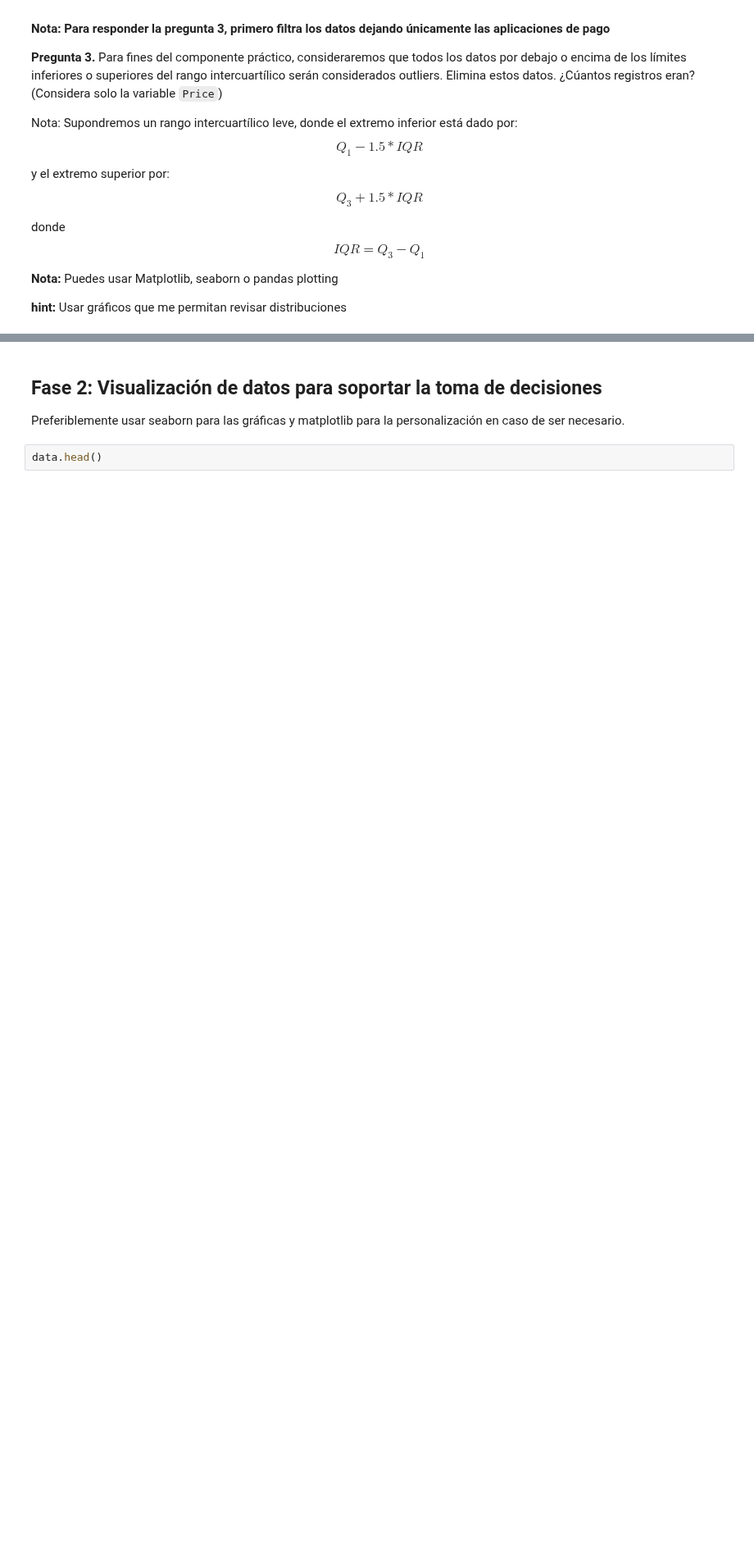
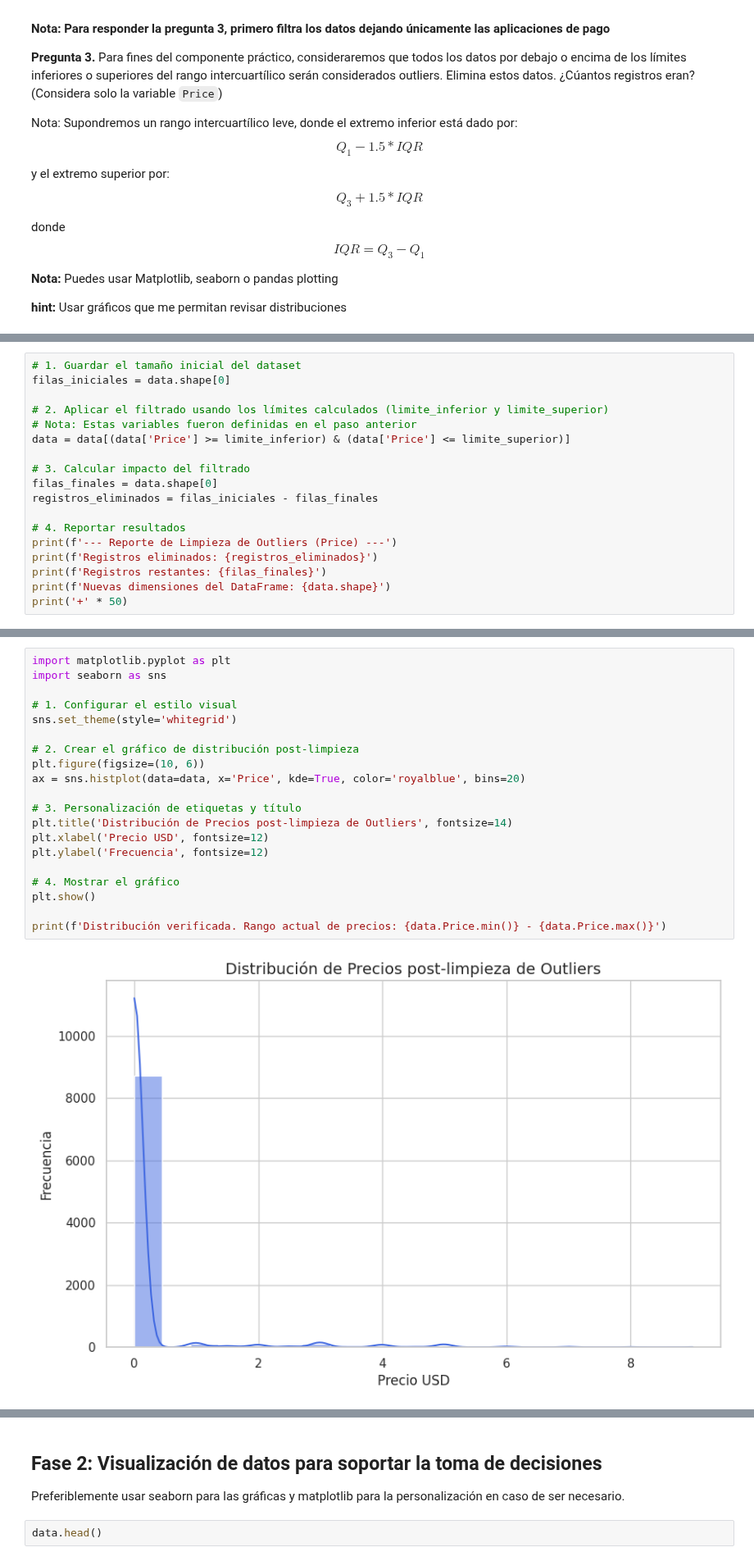
Before and after one commit to Alexander-Luna/Modulo2UIDE, a Jupyter notebook: Week1/P_1_G6.ipynb, the cells around one changed output, grey strips where cells are left out. Shown at 82% size. Drawn from its saved outputs; the diff is of its cells as text; blank space fills up the shorter version.

```diff
--- a/Week1/P_1_G6.ipynb
+++ b/Week1/P_1_G6.ipynb
@@ -786,0 +628,18 @@ size_histlimpio_fig.bar_label(size_histlimpio_fig.containers[0],fontsize=8,paddi
+# %%
+# 1. Guardar el tamaño inicial del dataset
+filas_iniciales = data.shape[0]
+
+# 2. Aplicar el filtrado usando los límites calculados (limite_inferior y limite_superior)
+# Nota: Estas variables fueron definidas en el paso anterior
+data = data[(data['Price'] >= limite_inferior) & (data['Price'] <= limite_superior)]
+
+# 3. Calcular impacto del filtrado
+filas_finales = data.shape[0]
+registros_eliminados = filas_iniciales - filas_finales
+
+# 4. Reportar resultados
+print(f'--- Reporte de Limpieza de Outliers (Price) ---')
+print(f'Registros eliminados: {registros_eliminados}')
+print(f'Registros restantes: {filas_finales}')
+print(f'Nuevas dimensiones del DataFrame: {data.shape}')
+print('+' * 50)
@@ -786,0 +660,22 @@ size_histlimpio_fig.bar_label(size_histlimpio_fig.containers[0],fontsize=8,paddi
+# %%
+import matplotlib.pyplot as plt
+import seaborn as sns
+
+# 1. Configurar el estilo visual
+sns.set_theme(style='whitegrid')
+
+# 2. Crear el gráfico de distribución post-limpieza
+plt.figure(figsize=(10, 6))
+ax = sns.histplot(data=data, x='Price', kde=True, color='royalblue', bins=20)
+
+# 3. Personalización de etiquetas y título
+plt.title('Distribución de Precios post-limpieza de Outliers', fontsize=14)
+plt.xlabel('Precio USD', fontsize=12)
+plt.ylabel('Frecuencia', fontsize=12)
+
+# 4. Mostrar el gráfico
+plt.show()
+
+print(f'Distribución verificada. Rango actual de precios: {data.Price.min()} - {data.Price.max()}')
+# %% [output]
+[figure, added]
```
Also changed, not shown: parts of 77 cells of this notebook.
